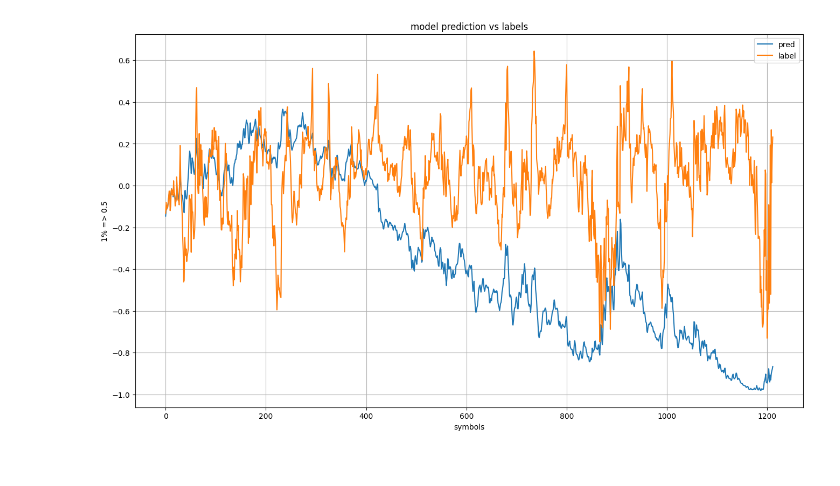
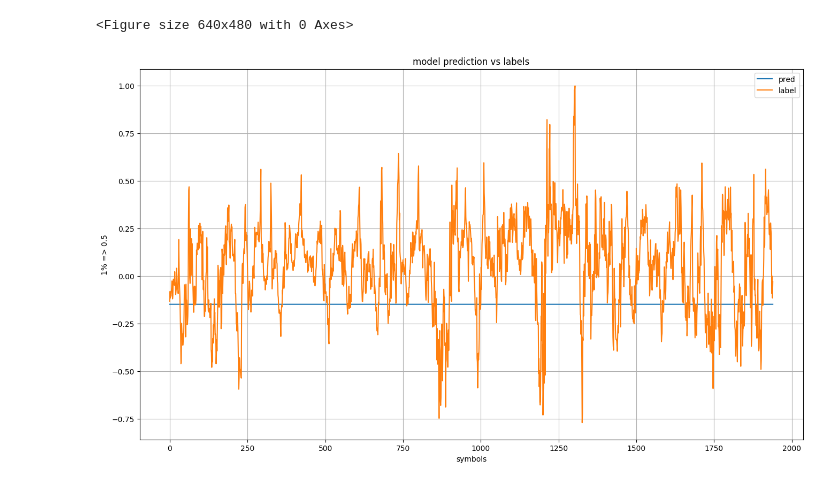
Before and after one commit to kivilhan/algo_trading, a Jupyter notebook: georgia_DQN/scratch2.ipynb, the cells around one changed output. Cells and saved outputs as stored; diff of their text form; code cells hidden in the pictures.

```diff
--- a/georgia_DQN/scratch2.ipynb
+++ b/georgia_DQN/scratch2.ipynb
@@ -4,12 +4,12 @@ import numpy as np
 import data_pipes
 
 df_path = "processed_aapl_data.csv"
-data = data_pipes.process_df(df_path)
+data = data_pipes.process_df_2(df_path)
 # %%
 from torch import nn
 
 class georgia_1(nn.Module):
-    def __init__(self, config, win_past=20, features=19):
+    def __init__(self, config, win_past=20, features=19, bias=False):
         super().__init__()
         self.layers = nn.ModuleList()
         self.layers.append(nn.Flatten())
@@ -26,12 +26,12 @@ class georgia_1(nn.Module):
             elif config['activations'][idx] == 'none':
                 activation = "none"
             else:
-                raise ValueError(f"Unrecognized activation function at index {idx}: {activations[idx]}")
+                raise ValueError(f"Unrecognized activation function at index {idx}: {config['activations'][idx]}")
 
             if idx == 0:
-                self.layers.append(nn.Linear(features*win_past, config['neurons'][idx]))
+                self.layers.append(nn.Linear(features*win_past, config['neurons'][idx], bias=bias))
             else:
-                self.layers.append(nn.Linear(config['neurons'][idx - 1], config['neurons'][idx]))
+                self.layers.append(nn.Linear(config['neurons'][idx - 1], config['neurons'][idx], bias=bias))
 
             if activation != 'none':
                 self.layers.append(activation)
@@ -43,6 +43,7 @@ class georgia_1(nn.Module):
     def init_weights(self):
         for m in self.modules():
             if isinstance(m, nn.Linear):
+
                 nn.init.trunc_normal_(m.weight, mean=0, std=1)  # Set mean=0, std=1
                 if m.bias is not None:
                     nn.init.zeros_(m.bias)  # Optional: Initialize biases to 0
@@ -60,7 +64,7 @@ import torch_ops as ops
 device = torch.device("cuda" if torch.cuda.is_available() else "cpu")
 
 x, y = data["x"], data["y"]
-v_split = 0.5
+v_split = 0.8
 v_cutoff = int(len(x)*v_split)
 x_t = torch.tensor(x[:v_cutoff], dtype=torch.float32).to(device)
 x_v = torch.tensor(x[v_cutoff:], dtype=torch.float32).to(device)
@@ -69,9 +73,9 @@ y_v = torch.tensor(y[v_cutoff:], dtype=torch.float32).to(device)
 
 win_past, features = x.shape[1], x.shape[2]
 
-epochs = 15000
+epochs = 2000
 batch_size = 32
-lr = 5e-5
+lr = 2e-6
 l2_decay = 0
 
 rate_schedule = ops.rate_schedule_cosine(
@@ -86,15 +90,16 @@ verbose = True
 for iteration in range(1):
     # model_config = random_model_config()
     model_config = {
-        'neurons': [256, 1],
-        'activations': ['tanh','tanh'],
+        'neurons': [512, 1],
+        'activations': ['selu', 'none'],
         'dropouts': [0.0, 0.0]
     }
 
     model = georgia_1(
         model_config,
         win_past=win_past,
-        features=features
+        features=features,
+        bias=True
         ).to(device)
 
     optimizer = optim.NAdam(
@@ -159,23 +164,26 @@ Iteration 0, t = 50.59, score = 999.0000, best score = 1.0000
 # %%
 from matplotlib import pyplot as plt
 
 # pred = model(x_v).to('cpu').detach().numpy()
 # label = y_v.to('cpu').detach().numpy()
 
-pred = model(x_t).to('cpu').detach().numpy()
+pred = model(x_t).to('cpu').detach().numpy() * 3
 label = y_t.to('cpu').detach().numpy()
 
 sym_index = np.arange(pred.shape[1])
+
+fig = plt.figure()
 plt.figure(figsize=(16, 9))
 plt.title("model prediction vs labels")
 plt.xlabel("symbols")
 plt.ylabel("1% => 0.5")
 
 plt.plot(pred, label="pred")
 plt.plot(label, label="label")
 
 plt.grid()
 plt.legend()
 plt.show()
 # %% [output]
+<Figure size 640x480 with 0 Axes>
-[figure, old version]
+[figure, new version]
```
Also changed, not shown: parts of 2 cells of this notebook, 2 other files.
